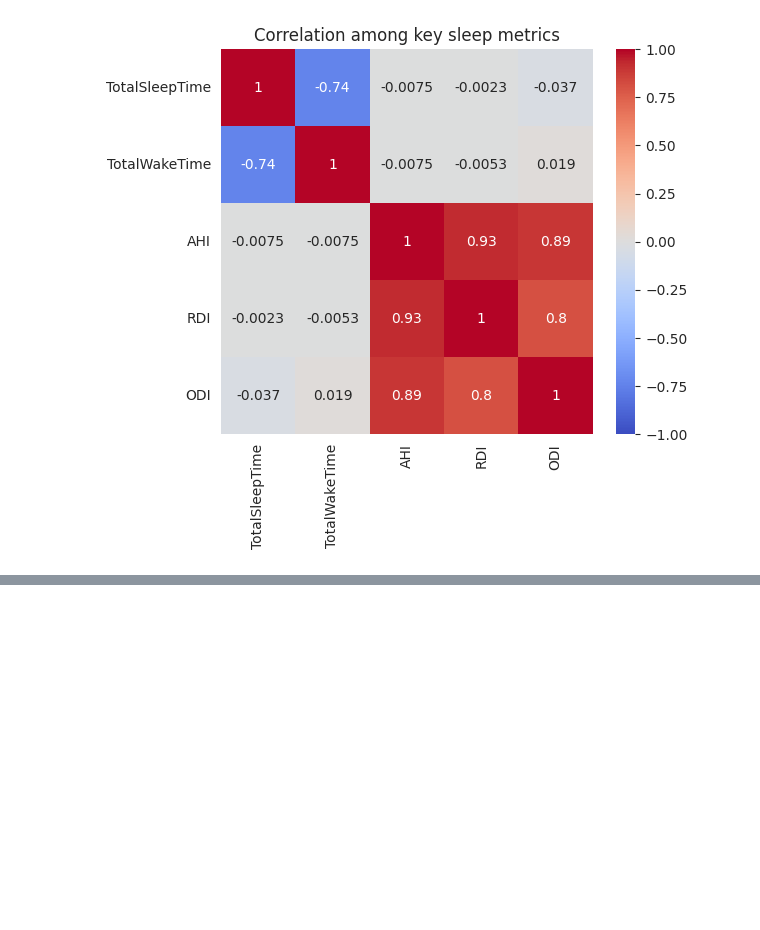
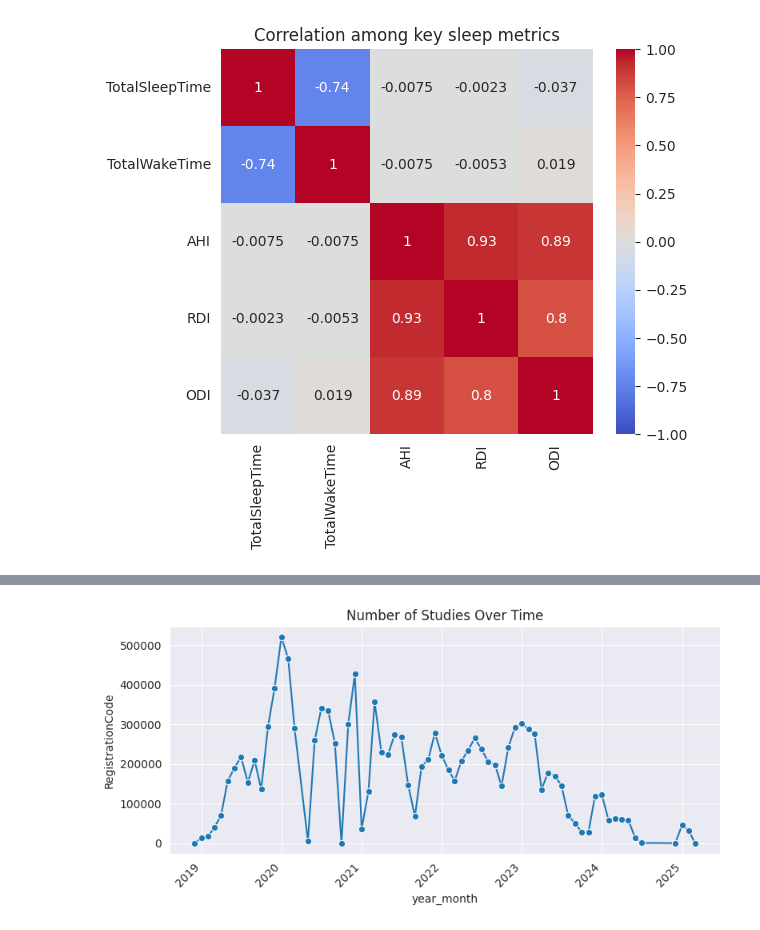
Before and after one commit to gavrielhan/MSc_Thesis, a Jupyter notebook: analysis_sleep.ipynb, the cells around one changed output, grey strips where cells are left out. Cells and saved outputs as stored; diff of their text form; code cells hidden in the pictures; blank space fills up the shorter version.

```diff
--- a/analysis_sleep.ipynb
+++ b/analysis_sleep.ipynb
@@ -139,0 +189,19 @@ Min count: 281
+# %%
+df_cgm = df_cgm.reset_index()
+df_cgm['Date'] = pd.to_datetime(df_cgm['Date'], errors='coerce')
+
+# Convert to period and then to timestamp (representing the first day of the month)
+df_cgm['year_month'] = df_cgm['Date'].dt.to_period('M').dt.to_timestamp()
+
+# Group by the new column and count the number of RegistrationCode entries per month
+counts = df_cgm.groupby('year_month')['RegistrationCode'].count().reset_index()
+
+# Plot the lineplot with proper rotation for clarity
+plt.figure(figsize=(8,4))
+sns.lineplot(data=counts, x='year_month', y='RegistrationCode', marker='o')
+plt.xticks(rotation=45, ha="right")
+plt.title('Number of Studies Over Time')
+plt.tight_layout()
+plt.show()
+# %% [output]
+[figure, added]
```
Also changed, not shown: parts of 13 cells of this notebook.
